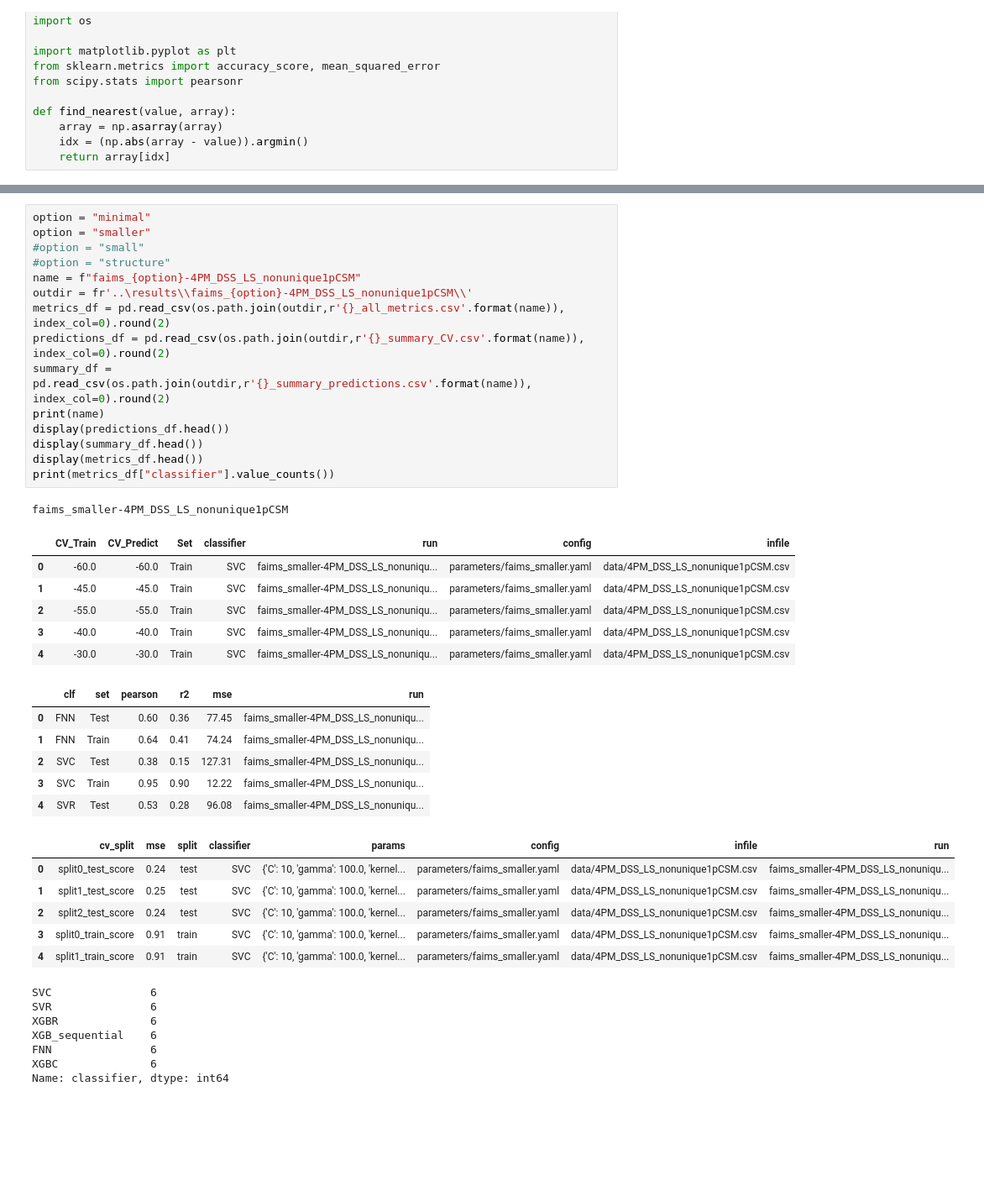
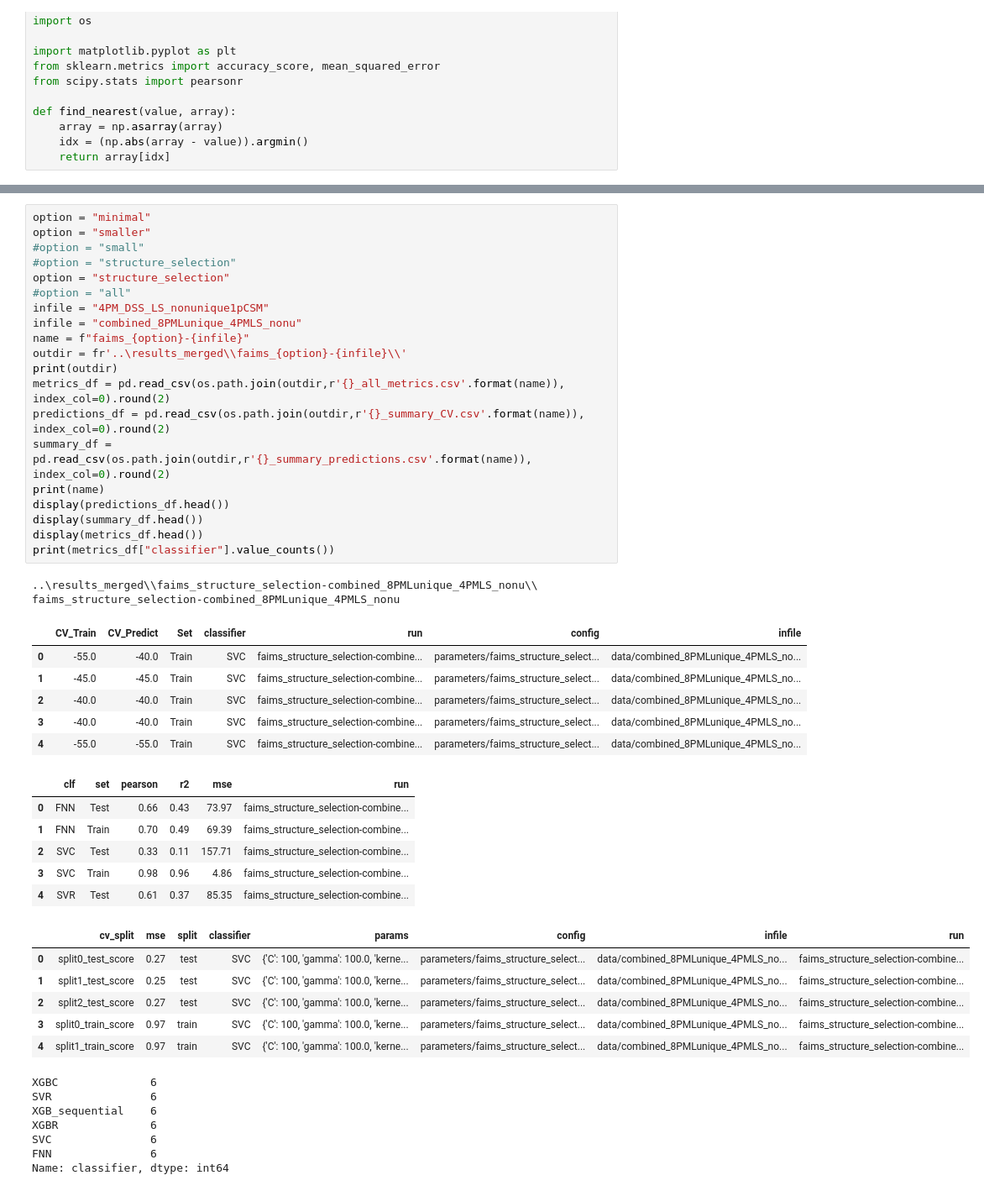
Before and after one commit to harel-coffee/xiFAIMS-auto, a Jupyter notebook: notebooks/xifaims_summary.ipynb, the cells around one changed output, grey strips where cells are left out. Shown at 84% size. Saved outputs shown, nothing was run; the diff lists cells and outputs as text; blank space fills up the shorter version.

```diff
--- a/notebooks/xifaims_summary.ipynb
+++ b/notebooks/xifaims_summary.ipynb
@@ -28,42 +111,48 @@ def find_nearest(value, array):
 # %%
 option = "minimal"
 option = "smaller"
 #option = "small"
-#option = "structure"
-name = f"faims_{option}-4PM_DSS_LS_nonunique1pCSM"
-outdir = fr'..\results\\faims_{option}-4PM_DSS_LS_nonunique1pCSM\\'
+#option = "structure_selection"
+option = "structure_selection"
+#option = "all"
+infile = "4PM_DSS_LS_nonunique1pCSM"
+infile = "combined_8PMLunique_4PMLS_nonu"
+name = f"faims_{option}-{infile}"
+outdir = fr'..\results_merged\\faims_{option}-{infile}\\'
+print(outdir)
 metrics_df = pd.read_csv(os.path.join(outdir,r'{}_all_metrics.csv'.format(name)), index_col=0).round(2)
 predictions_df = pd.read_csv(os.path.join(outdir,r'{}_summary_CV.csv'.format(name)), index_col=0).round(2)
 summary_df = pd.read_csv(os.path.join(outdir,r'{}_summary_predictions.csv'.format(name)), index_col=0).round(2)
 print(name)
 display(predictions_df.head())
 display(summary_df.head())
 display(metrics_df.head())
 print(metrics_df["classifier"].value_counts())
 # %% [output]
-faims_smaller-4PM_DSS_LS_nonunique1pCSM
+..\results_merged\\faims_structure_selection-combined_8PMLunique_4PMLS_nonu\\
+faims_structure_selection-combined_8PMLunique_4PMLS_nonu
 |  | CV_Train | CV_Predict | Set | classifier | run | config | infile |
-| 0 | -60.0 | -60.0 | Train | SVC | faims_smaller-4PM_DSS_LS_nonuniqu... | parameters/faims_smaller.yaml | data/4PM_DSS_LS_nonunique1pCSM.csv |
-| 1 | -45.0 | -45.0 | Train | SVC | faims_smaller-4PM_DSS_LS_nonuniqu... | parameters/faims_smaller.yaml | data/4PM_DSS_LS_nonunique1pCSM.csv |
-| 2 | -55.0 | -55.0 | Train | SVC | faims_smaller-4PM_DSS_LS_nonuniqu... | parameters/faims_smaller.yaml | data/4PM_DSS_LS_nonunique1pCSM.csv |
-| 3 | -40.0 | -40.0 | Train | SVC | faims_smaller-4PM_DSS_LS_nonuniqu... | parameters/faims_smaller.yaml | data/4PM_DSS_LS_nonunique1pCSM.csv |
-| 4 | -30.0 | -30.0 | Train | SVC | faims_smaller-4PM_DSS_LS_nonuniqu... | parameters/faims_smaller.yaml | data/4PM_DSS_LS_nonunique1pCSM.csv |
+| 0 | -55.0 | -40.0 | Train | SVC | faims_structure_selection-combine... | parameters/faims_structure_select... | data/combined_8PMLunique_4PMLS_no... |
+| 1 | -45.0 | -45.0 | Train | SVC | faims_structure_selection-combine... | parameters/faims_structure_select... | data/combined_8PMLunique_4PMLS_no... |
+| 2 | -40.0 | -40.0 | Train | SVC | faims_structure_selection-combine... | parameters/faims_structure_select... | data/combined_8PMLunique_4PMLS_no... |
+| 3 | -40.0 | -40.0 | Train | SVC | faims_structure_selection-combine... | parameters/faims_structure_select... | data/combined_8PMLunique_4PMLS_no... |
+| 4 | -55.0 | -55.0 | Train | SVC | faims_structure_selection-combine... | parameters/faims_structure_select... | data/combined_8PMLunique_4PMLS_no... |
 |  | clf | set | pearson | r2 | mse | run |
-| 0 | FNN | Test | 0.60 | 0.36 | 77.45 | faims_smaller-4PM_DSS_LS_nonuniqu... |
-| 1 | FNN | Train | 0.64 | 0.41 | 74.24 | faims_smaller-4PM_DSS_LS_nonuniqu... |
-| 2 | SVC | Test | 0.38 | 0.15 | 127.31 | faims_smaller-4PM_DSS_LS_nonuniqu... |
-| 3 | SVC | Train | 0.95 | 0.90 | 12.22 | faims_smaller-4PM_DSS_LS_nonuniqu... |
-| 4 | SVR | Test | 0.53 | 0.28 | 96.08 | faims_smaller-4PM_DSS_LS_nonuniqu... |
+| 0 | FNN | Test | 0.66 | 0.43 | 73.97 | faims_structure_selection-combine... |
+| 1 | FNN | Train | 0.70 | 0.49 | 69.39 | faims_structure_selection-combine... |
+| 2 | SVC | Test | 0.33 | 0.11 | 157.71 | faims_structure_selection-combine... |
+| 3 | SVC | Train | 0.98 | 0.96 | 4.86 | faims_structure_selection-combine... |
+| 4 | SVR | Test | 0.61 | 0.37 | 85.35 | faims_structure_selection-combine... |
 |  | cv_split | mse | split | classifier | params | config | infile | run |
-| 0 | split0_test_score | 0.24 | test | SVC | {'C': 10, 'gamma': 100.0, 'kernel... | parameters/faims_smaller.yaml | data/4PM_DSS_LS_nonunique1pCSM.csv | faims_smaller-4PM_DSS_LS_nonuniqu... |
-| 1 | split1_test_score | 0.25 | test | SVC | {'C': 10, 'gamma': 100.0, 'kernel... | parameters/faims_smaller.yaml | data/4PM_DSS_LS_nonunique1pCSM.csv | faims_smaller-4PM_DSS_LS_nonuniqu... |
-| 2 | split2_test_score | 0.24 | test | SVC | {'C': 10, 'gamma': 100.0, 'kernel... | parameters/faims_smaller.yaml | data/4PM_DSS_LS_nonunique1pCSM.csv | faims_smaller-4PM_DSS_LS_nonuniqu... |
-| 3 | split0_train_score | 0.91 | train | SVC | {'C': 10, 'gamma': 100.0, 'kernel... | parameters/faims_smaller.yaml | data/4PM_DSS_LS_nonunique1pCSM.csv | faims_smaller-4PM_DSS_LS_nonuniqu... |
-| 4 | split1_train_score | 0.91 | train | SVC | {'C': 10, 'gamma': 100.0, 'kernel... | parameters/faims_smaller.yaml | data/4PM_DSS_LS_nonunique1pCSM.csv | faims_smaller-4PM_DSS_LS_nonuniqu... |
+| 0 | split0_test_score | 0.27 | test | SVC | {'C': 100, 'gamma': 100.0, 'kerne... | parameters/faims_structure_select... | data/combined_8PMLunique_4PMLS_no... | faims_structure_selection-combine... |
+| 1 | split1_test_score | 0.25 | test | SVC | {'C': 100, 'gamma': 100.0, 'kerne... | parameters/faims_structure_select... | data/combined_8PMLunique_4PMLS_no... | faims_structure_selection-combine... |
+| 2 | split2_test_score | 0.27 | test | SVC | {'C': 100, 'gamma': 100.0, 'kerne... | parameters/faims_structure_select... | data/combined_8PMLunique_4PMLS_no... | faims_structure_selection-combine... |
+| 3 | split0_train_score | 0.97 | train | SVC | {'C': 100, 'gamma': 100.0, 'kerne... | parameters/faims_structure_select... | data/combined_8PMLunique_4PMLS_no... | faims_structure_selection-combine... |
+| 4 | split1_train_score | 0.97 | train | SVC | {'C': 100, 'gamma': 100.0, 'kerne... | parameters/faims_structure_select... | data/combined_8PMLunique_4PMLS_no... | faims_structure_selection-combine... |
+XGBC              6
+SVR               6
+XGB_sequential    6
+XGBR              6
 SVC               6
-SVR               6
-XGBR              6
-XGB_sequential    6
 FNN               6
-XGBC              6
 Name: classifier, dtype: int64
```
Also changed, not shown: parts of 11 cells of this notebook, 17 other files.
